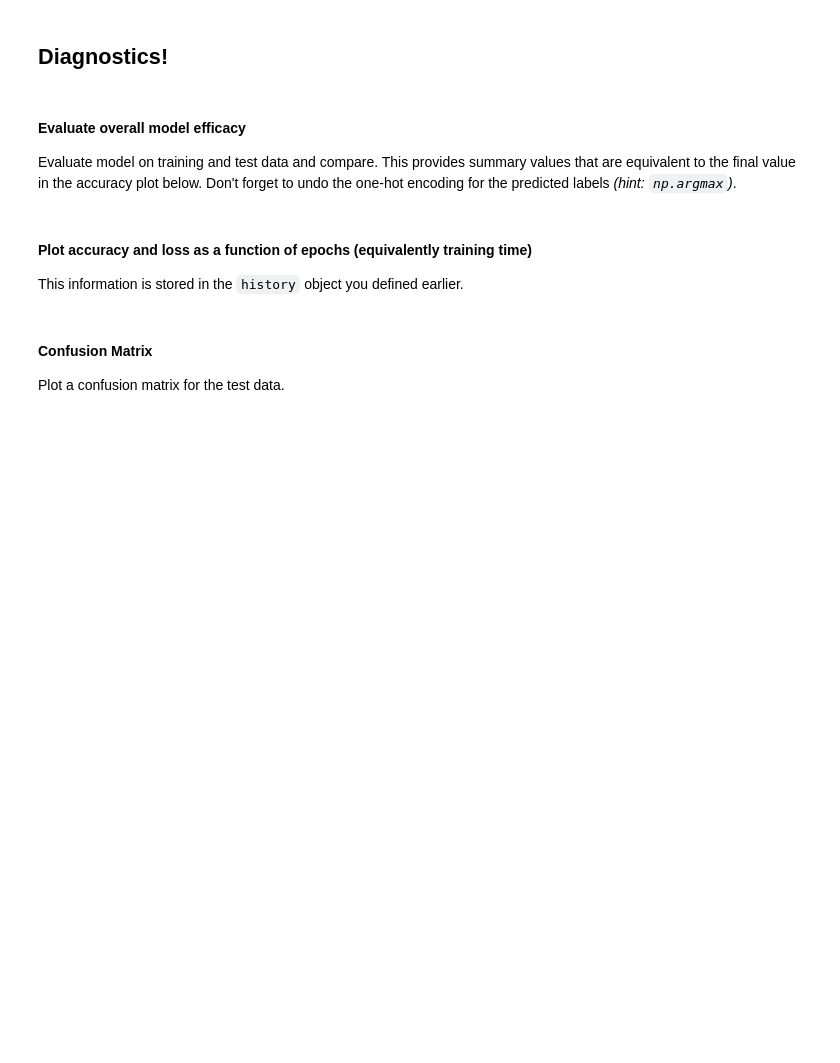
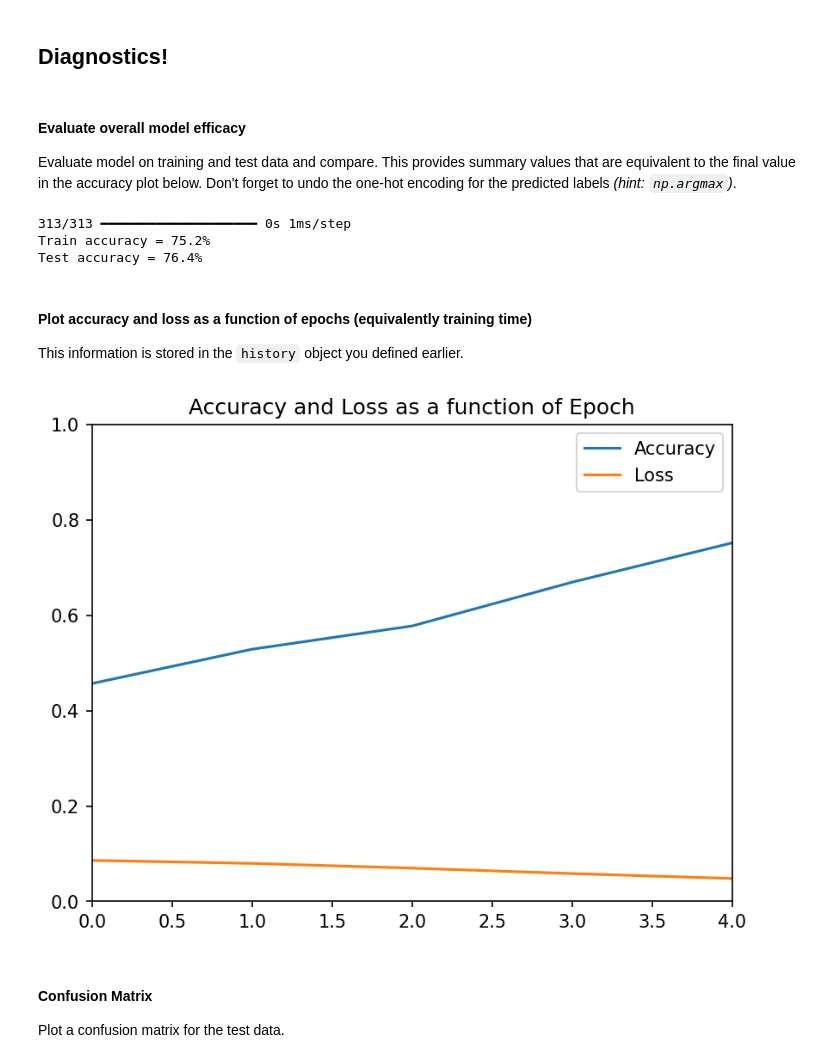
Before and after one commit to ASTR154/neural-networks, a Jupyter notebook: neural-networks.ipynb, the cells around one changed output. Cells and saved outputs as stored; diff of their text form; code cells hidden in the pictures; blank space fills up the shorter version.

Commit message:
Should be done. Still not sure about my training.

```diff
--- a/neural-networks.ipynb
+++ b/neural-networks.ipynb
@@ -106,14 +124,10 @@ Select three key options
 1.   **optimizer**: the method for optimizing the weights. "Stochastic Gradient Descent (SGD)" is the canonical method.
 2.   **loss** function: the form of the function to encode the difference between the data's true label and the predict label.
 3.   **metric**: the function by which the model is evaluated.
-# %%
-model.compile(  # complete
+# %%
+model.compile(optimizer="sgd", loss = keras.losses.MeanSquaredError(), metrics=["accuracy"])
 # %% [markdown]
 ### Fit (read: Train) the model
 Use 5 epochs (batches) of 32 images and a validation split of 80%.
-# %%
-history = model.fit(
-# complete
-# complete
-# complete
-# complete
+# %%
+history = model.fit(x_train, y_train, batch_size=32, epochs=5, validation_split=0.8, verbose=1)
@@ -138,3 +151,17 @@ print(f'Test accuracy = {acc_test:.1%}')
+# %%
+predictions = model.predict(x_test, batch_size=32, verbose=1)
+predictions = np.argmax(predictions, 1)
+y_test_non_onehot = np.argmax(y_test, 1)
+
+acc_train = history.history['val_accuracy'][4]
+acc_test = (predictions == y_test_non_onehot).sum() / len(y_test_non_onehot)
+
+print(f'Train accuracy = {acc_train:.1%}')
+print(f'Test accuracy = {acc_test:.1%}')
+# %% [output]
+313/313 ━━━━━━━━━━━━━━━━━━━━ 0s 1ms/step
+Train accuracy = 75.2%
+Test accuracy = 76.4%
 # %% [markdown]
 #### Plot accuracy and loss as a function of epochs (equivalently training time)
 This information is stored in the `history` object you defined earlier.
@@ -148,3 +168,14 @@ This information is stored in the `history` object you defined earlier.
+# %%
+fig, ax = plt.subplots(1, 1)
+ax.plot(history.history['val_accuracy'], label="Accuracy")
+ax.plot(history.history['val_loss'], label="Loss")
+ax.legend()
+ax.set_title("Accuracy and Loss as a function of Epoch")
+ax.set_xlim([0, 4])
+ax.set_ylim([0, 1.0])
+plt.show()
+# %% [output]
+[figure, added]
 # %% [markdown]
 #### Confusion Matrix
 Plot a confusion matrix for the test data.
```
Also changed, not shown: parts of 10 cells of this notebook.
